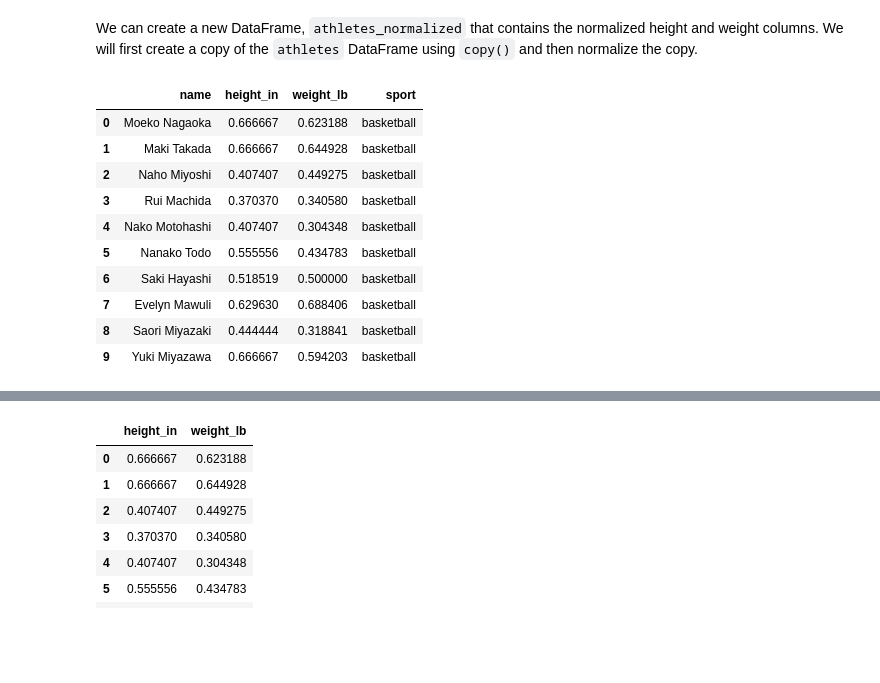
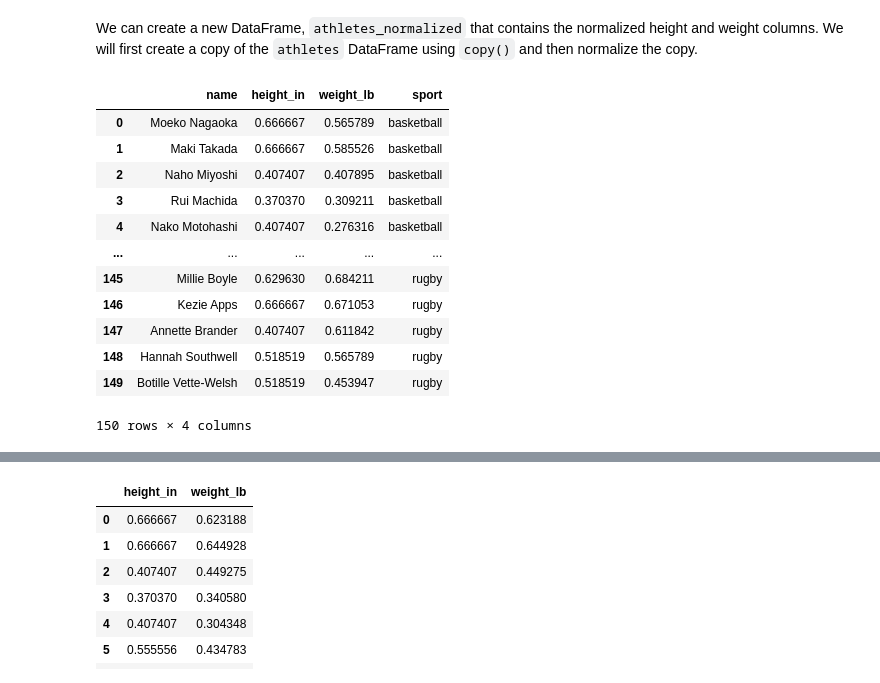
Before and after one commit to ueche/ml-class, a Jupyter notebook: labs/Ulysses_Echeverria_Intro_to_sklearn_2022.ipynb, the cells around one changed output, grey strips where cells are left out. Saved outputs shown, nothing was run; the diff lists cells and outputs as text; code cells hidden in the pictures; blank space fills up the shorter version.

```diff
--- a/labs/Ulysses_Echeverria_Intro_to_sklearn_2022.ipynb
+++ b/labs/Ulysses_Echeverria_Intro_to_sklearn_2022.ipynb
@@ -645,22 +645,24 @@ athletes
 We can create a new DataFrame, `athletes_normalized` that contains the normalized height and weight columns. We will first create a copy of the `athletes` DataFrame using `copy()` and then normalize the copy.
 # %%
 athletes_normalized = athletes.copy()
-athletes_normalized =  athletes_normalized.loc[(athletes_normalized['sport'] == 'gymnastics') | (athletes_normalized['sport'] == 'basketball')]
+#athletes_normalized =  athletes_normalized.loc[(athletes_normalized['sport'] == 'gymnastics') | (athletes_normalized['sport'] == 'basketball')]
 scaler = MinMaxScaler()
 athletes_normalized[['height_in', 'weight_lb']] =  scaler.fit_transform(athletes_normalized[['height_in', 'weight_lb']] )
-athletes_normalized[:10]
+athletes_normalized
 # %% [output]
 |  | name | height_in | weight_lb | sport |
-| 0 | Moeko Nagaoka | 0.666667 | 0.623188 | basketball |
-| 1 | Maki Takada | 0.666667 | 0.644928 | basketball |
-| 2 | Naho Miyoshi | 0.407407 | 0.449275 | basketball |
-| 3 | Rui Machida | 0.370370 | 0.340580 | basketball |
-| 4 | Nako Motohashi | 0.407407 | 0.304348 | basketball |
-| 5 | Nanako Todo | 0.555556 | 0.434783 | basketball |
-| 6 | Saki Hayashi | 0.518519 | 0.500000 | basketball |
-| 7 | Evelyn Mawuli | 0.629630 | 0.688406 | basketball |
-| 8 | Saori Miyazaki | 0.444444 | 0.318841 | basketball |
-| 9 | Yuki Miyazawa | 0.666667 | 0.594203 | basketball |
+| 0 | Moeko Nagaoka | 0.666667 | 0.565789 | basketball |
+| 1 | Maki Takada | 0.666667 | 0.585526 | basketball |
+| 2 | Naho Miyoshi | 0.407407 | 0.407895 | basketball |
+| 3 | Rui Machida | 0.370370 | 0.309211 | basketball |
+| 4 | Nako Motohashi | 0.407407 | 0.276316 | basketball |
+| ... | ... | ... | ... | ... |
+| 145 | Millie Boyle | 0.629630 | 0.684211 | rugby |
+| 146 | Kezie Apps | 0.666667 | 0.671053 | rugby |
+| 147 | Annette Brander | 0.407407 | 0.611842 | rugby |
+| 148 | Hannah Southwell | 0.518519 | 0.565789 | rugby |
+| 149 | Botille Vette-Welsh | 0.518519 | 0.453947 | rugby |
+150 rows × 4 columns
 # %% [markdown]
 ![](https://raw.githubusercontent.com/zacharski/datamining-guide/master/labs/pics/torchdivide.png)
 
```
